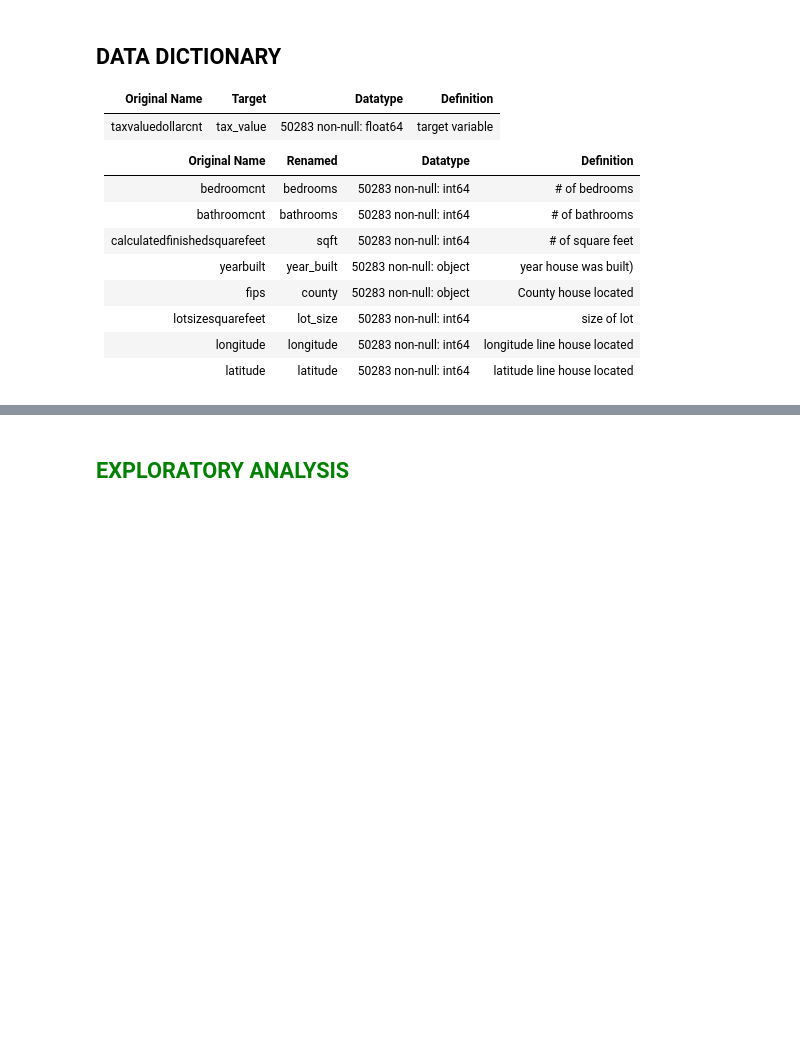
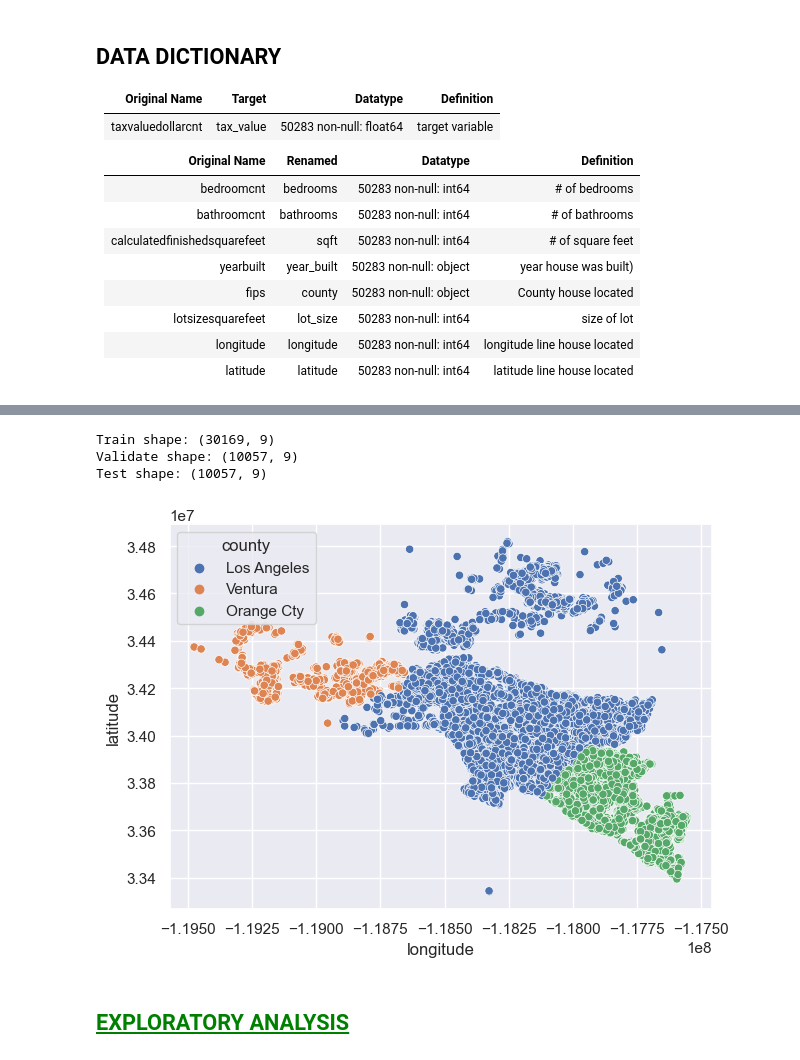
Before and after one commit to annie-carter/regression_project, a Jupyter notebook: final_report.ipynb, the cells around one changed output, grey strips where cells are left out. Cells and saved outputs as stored; diff of their text form; code cells hidden in the pictures; blank space fills up the shorter version.

```diff
--- a/final_report.ipynb
+++ b/final_report.ipynb
@@ -90,6 +101,14 @@ df.head(2)
 # %%
-# data split into train, validate, test with above stated
-df = w.split_zillow(df)
-# Datasets split into  50%, 30%, and 20% data previously cleaned so no missed values nulls and outliers removed
+# Datasets split
+train, validate, test = w.split_zillow(df)
+# %% [output]
+Train shape: (30169, 9)
+Validate shape: (10057, 9)
+Test shape: (10057, 9)
+# %%
+#The California county single family home transactions in 2017 based on latitude and longitude
+e.california_county(train)
+# %% [output]
+[figure, added]
 # %% [markdown]
-## <span style="color: green;">EXPLORATORY ANALYSIS</span>
+## <span style="color: green;"><u>EXPLORATORY ANALYSIS</u>
```
Also changed, not shown: parts of 43 cells of this notebook, 4 other files.
